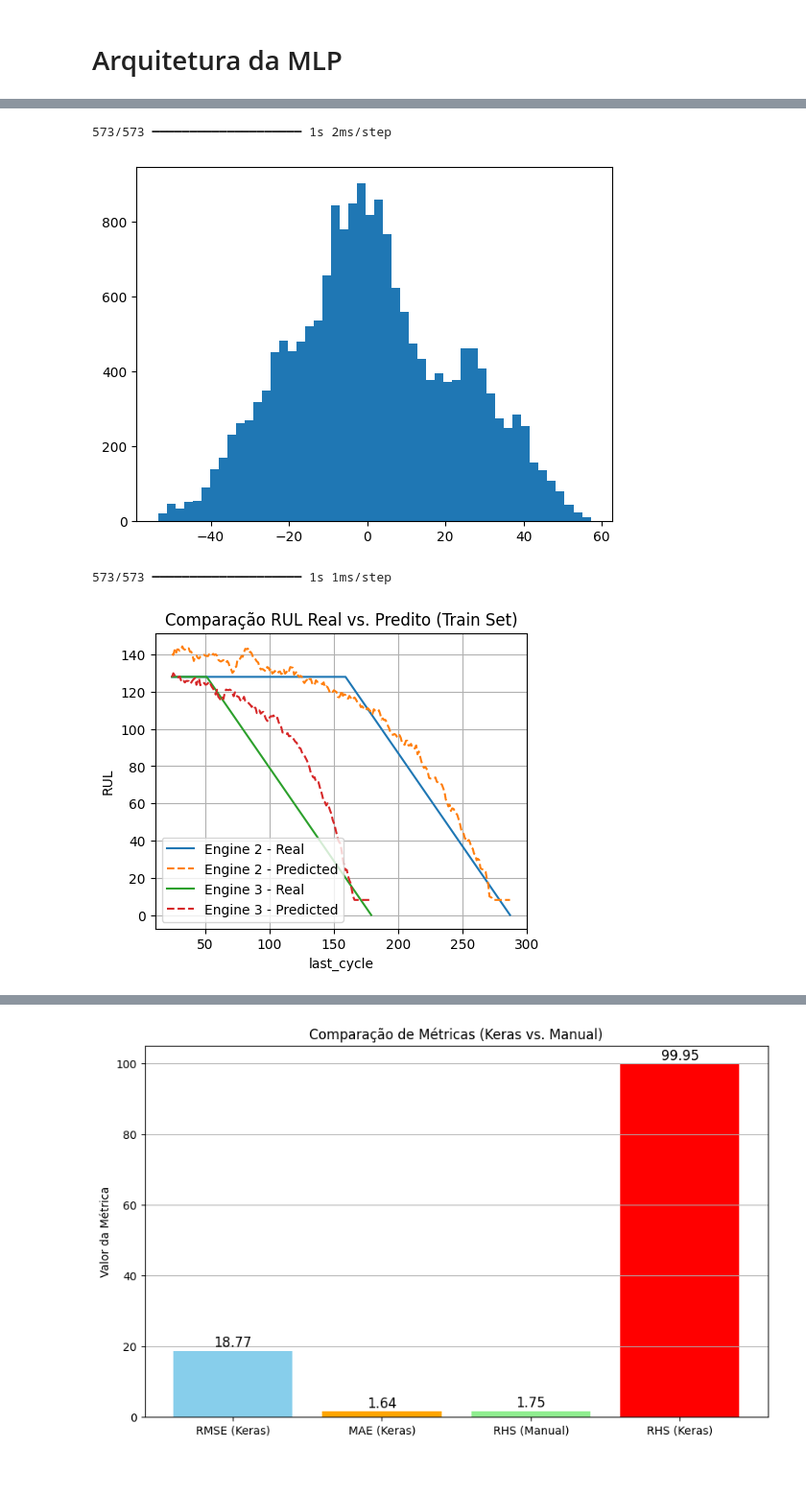
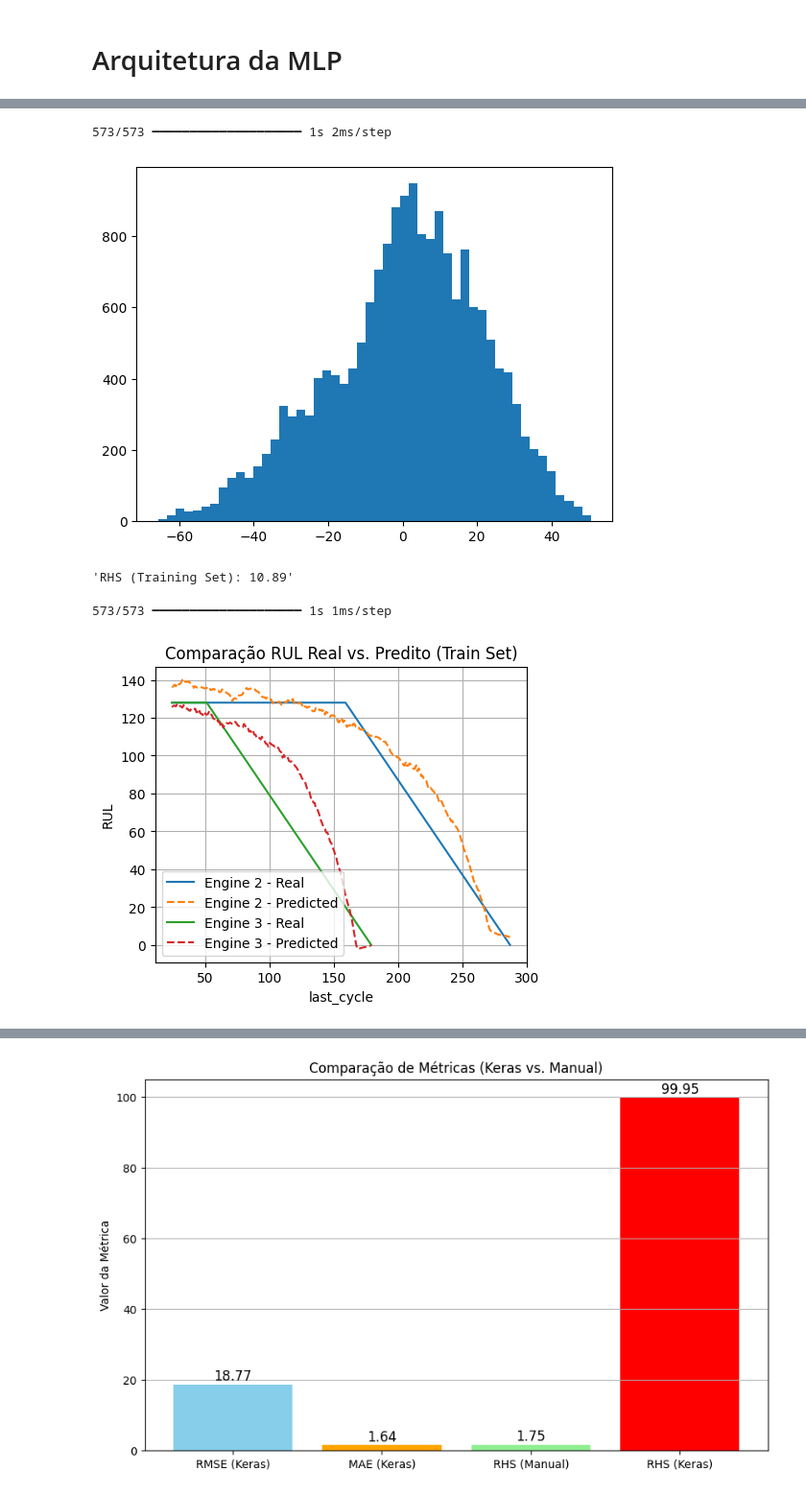
Before and after one commit to daviseemann/turbofan-rul-prediction-cmapss, a Jupyter notebook: notebooks/MLP-1.ipynb, the cells around one changed output, grey strips where cells are left out. Shown at 96% size. Drawn from its saved outputs; the diff is of its cells as text; code cells hidden in the pictures.

```diff
--- a/notebooks/MLP-1.ipynb
+++ b/notebooks/MLP-1.ipynb
@@ -306,14 +306,10 @@ def create_mlp(input_dim, lr=0.001):
 
     model.compile(
         optimizer=optimizer,
-        loss=root_mean_squared_error,
+        loss="mean_squared_error",
         metrics=[
             "mean_squared_error",
+            root_mean_squared_error
         ]
     )
     return model
-
-# Criando o modelo
-input_dim = X_train.shape[1]
-model = create_mlp(input_dim)
-model.summary()
@@ -334,3 +316,8 @@ Model: "sequential_6"
+# %%
+# Criando o modelo
+input_dim = X_train.shape[1]
+model = create_mlp(input_dim,0.0001)
+model.summary()
 # %%
 history = model.fit(
     X_train, y_train,
@@ -360,10 +352,15 @@ Epoch 100/100
 # %%
-errors = y_train - model.predict(X_train).flatten()
+y_pred_train = model.predict(X_train).flatten()
+errors = y_train - y_pred_train
 plt.hist(errors, bins=50)
 plt.show()
+
+rhs_train = rul_health_score(y_train, y_pred_train)
+display(f"RHS (Training Set): {rhs_train:.2f}")
 # %% [output]
 573/573 ━━━━━━━━━━━━━━━━━━━━ 1s 2ms/step
-[figure, old version]
+[figure, new version]
+'RHS (Training Set): 10.89'
 # %%
 def plot_rul_predictions(df, start=1,stop=1, dataset_type='train'):
     """
@@ -400,7 +397,7 @@ df_results['RUL_PREDICTED'] = model.predict(X_train)
 plot_rul_predictions(df_results, start=2,stop=3,dataset_type='train')
 # %% [output]
 573/573 ━━━━━━━━━━━━━━━━━━━━ 1s 1ms/step
-[figure, old version]
+[figure, new version]
 # %%
 y_test_true = df_test.groupby('engine_id')['RUL'].last().values  # RUL real da última janela
 y_test_pred = model.predict(X_test).flatten()  # Previsão da última janela por engine
```
Also changed, not shown: parts of 7 cells of this notebook.
